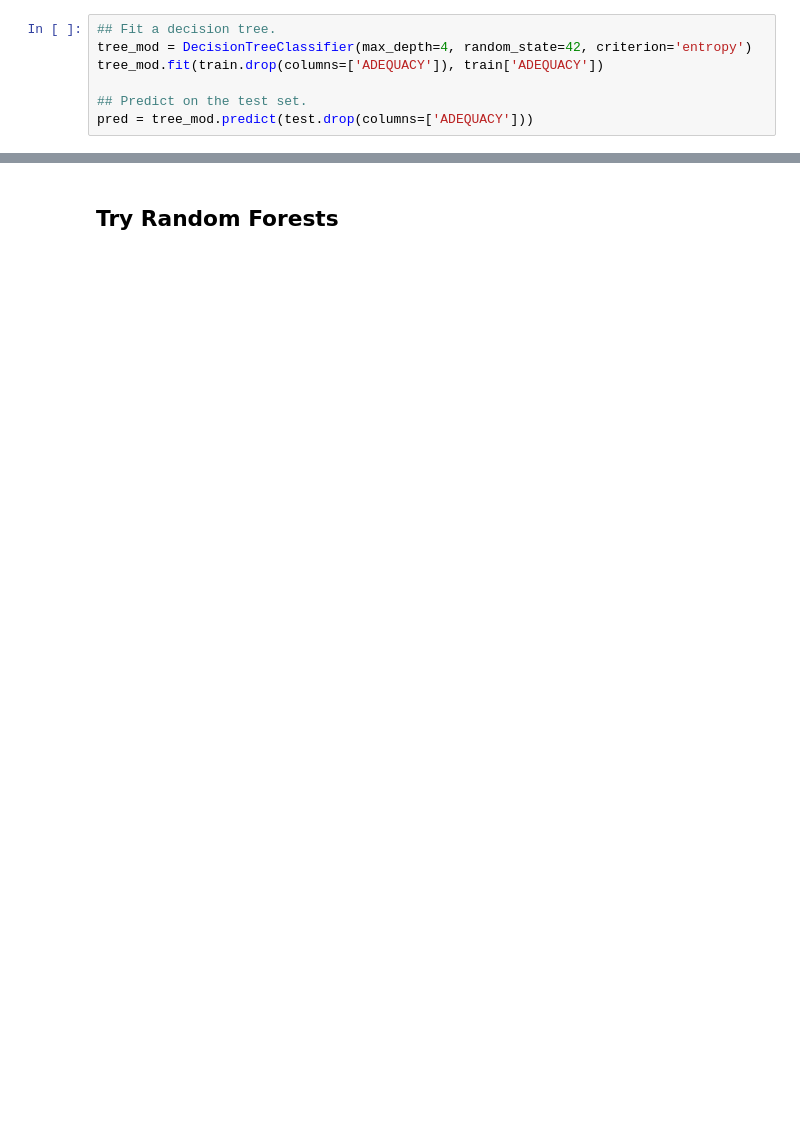
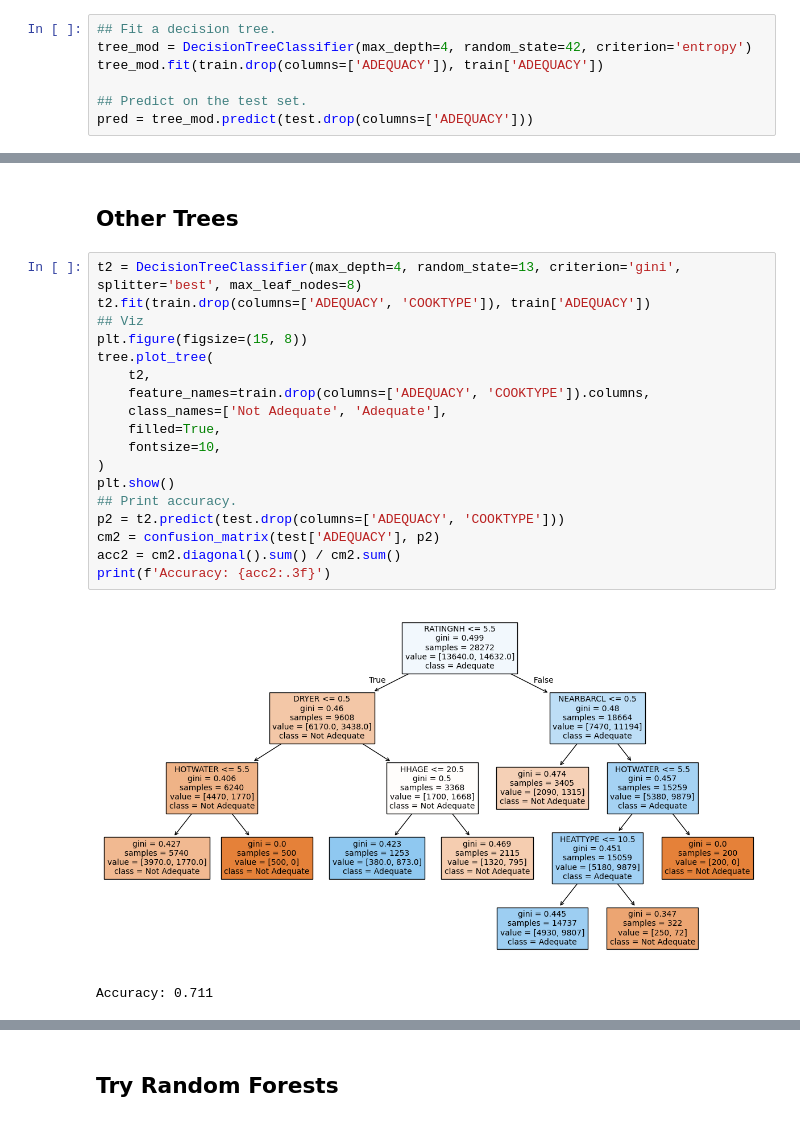
Before and after one commit to DiegoOlaya/rental-housing-cost, a Jupyter notebook: notebooks/supervised_models/trees.ipynb, the cells around one changed output, grey strips where cells are left out. Cells and saved outputs as stored; diff of their text form; blank space fills up the shorter version.

Commit message:
Add additional trees.

```diff
--- a/notebooks/supervised_models/trees.ipynb
+++ b/notebooks/supervised_models/trees.ipynb
@@ -128,0 +121,23 @@ plt.show()
+# %% [markdown]
+## Other Trees
+# %%
+t2 = DecisionTreeClassifier(max_depth=4, random_state=13, criterion='gini', splitter='best', max_leaf_nodes=8)
+t2.fit(train.drop(columns=['ADEQUACY', 'COOKTYPE']), train['ADEQUACY'])
+## Viz
+plt.figure(figsize=(15, 8))
+tree.plot_tree(
+    t2,
+    feature_names=train.drop(columns=['ADEQUACY', 'COOKTYPE']).columns,
+    class_names=['Not Adequate', 'Adequate'],
+    filled=True,
+    fontsize=10,
+)
+plt.show()
+## Print accuracy.
+p2 = t2.predict(test.drop(columns=['ADEQUACY', 'COOKTYPE']))
+cm2 = confusion_matrix(test['ADEQUACY'], p2)
+acc2 = cm2.diagonal().sum() / cm2.sum()
+print(f'Accuracy: {acc2:.3f}')
+# %% [output]
+[figure, added]
+Accuracy: 0.711
```
Also changed, not shown: parts of 7 cells of this notebook.
